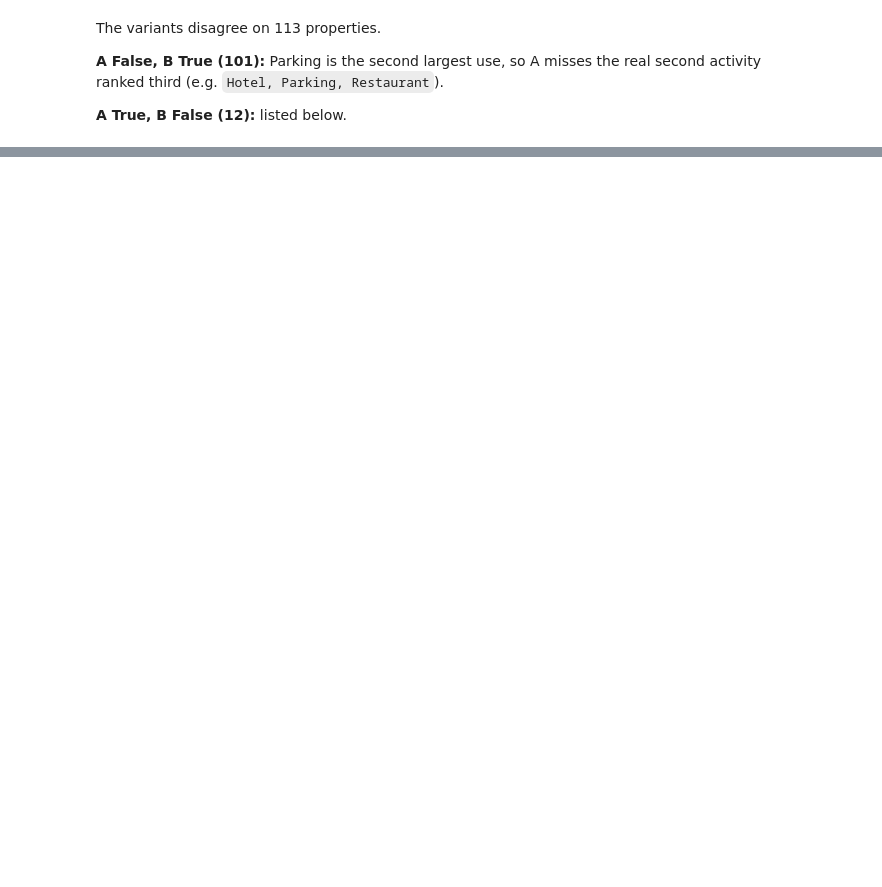
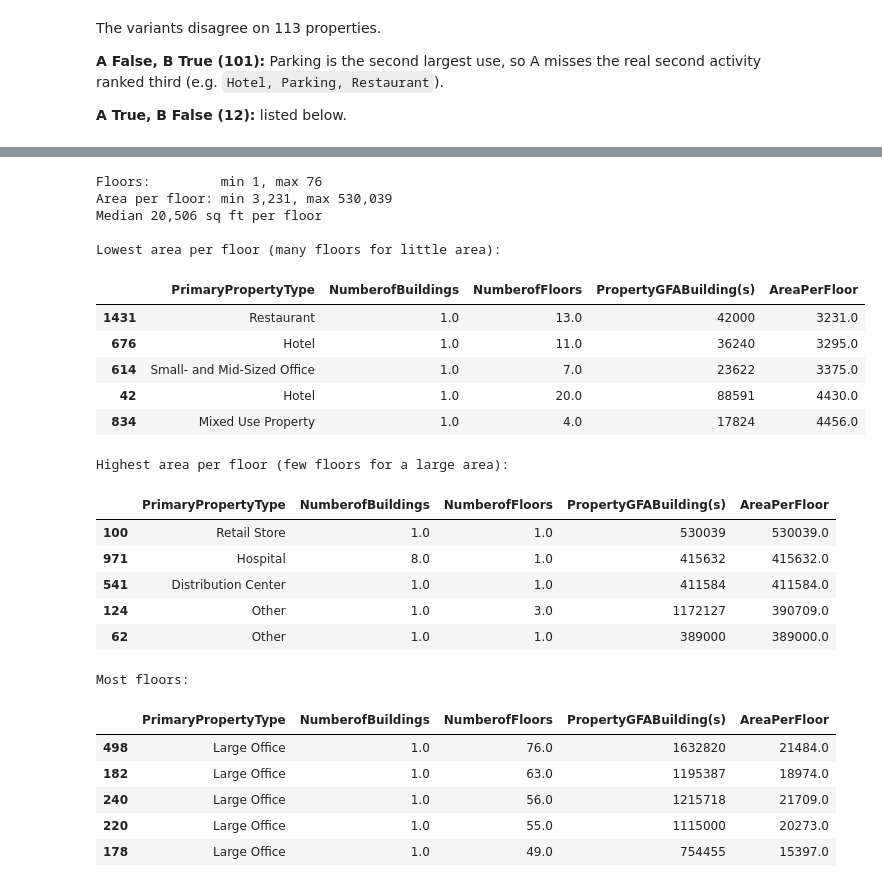
Before and after one commit to dapitch666/oc-p03-seattle-building-energy, a Jupyter notebook: notebooks/02_feature_engineering.ipynb, the cells around one changed output, grey strips where cells are left out. Drawn from its saved outputs; the diff is of its cells as text; code cells hidden in the pictures; blank space fills up the shorter version.

```diff
--- a/notebooks/02_feature_engineering.ipynb
+++ b/notebooks/02_feature_engineering.ipynb
@@ -306,0 +435,52 @@ fixed, business-justified bounds (e.g. successive energy codes), at least a few
+# %%
+area_per_floor = b / floors
+columns = [
+    "PrimaryPropertyType",
+    "NumberofBuildings",
+    "NumberofFloors",
+    "PropertyGFABuilding(s)",
+]
+extremes = (
+    df[columns]
+    .assign(AreaPerFloor=area_per_floor.round(0))
+    .dropna(subset=["AreaPerFloor"])
+)
+
+print(f"Floors:         min {floors.min():.0f}, max {floors.max():.0f}")
+print(
+    f"Area per floor: min {area_per_floor.min():,.0f}, max {area_per_floor.max():,.0f}"
+)
+print(f"Median {area_per_floor.median():,.0f} sq ft per floor")
+
+print("\nLowest area per floor (many floors for little area):")
+display(extremes.nsmallest(5, "AreaPerFloor"))
+print("Highest area per floor (few floors for a large area):")
+display(extremes.nlargest(5, "AreaPerFloor"))
+print("Most floors:")
+display(extremes.nlargest(5, "NumberofFloors"))
+# %% [output]
+Floors:         min 1, max 76
+Area per floor: min 3,231, max 530,039
+Median 20,506 sq ft per floor
+
+Lowest area per floor (many floors for little area):
+|  | PrimaryPropertyType | NumberofBuildings | NumberofFloors | PropertyGFABuilding(s) | AreaPerFloor |
+| 1431 | Restaurant | 1.0 | 13.0 | 42000 | 3231.0 |
+| 676 | Hotel | 1.0 | 11.0 | 36240 | 3295.0 |
+| 614 | Small- and Mid-Sized Office | 1.0 | 7.0 | 23622 | 3375.0 |
+| 42 | Hotel | 1.0 | 20.0 | 88591 | 4430.0 |
+| 834 | Mixed Use Property | 1.0 | 4.0 | 17824 | 4456.0 |
+Highest area per floor (few floors for a large area):
+|  | PrimaryPropertyType | NumberofBuildings | NumberofFloors | PropertyGFABuilding(s) | AreaPerFloor |
+| 100 | Retail Store | 1.0 | 1.0 | 530039 | 530039.0 |
+| 971 | Hospital | 8.0 | 1.0 | 415632 | 415632.0 |
+| 541 | Distribution Center | 1.0 | 1.0 | 411584 | 411584.0 |
+| 124 | Other | 1.0 | 3.0 | 1172127 | 390709.0 |
+| 62 | Other | 1.0 | 1.0 | 389000 | 389000.0 |
+Most floors:
+|  | PrimaryPropertyType | NumberofBuildings | NumberofFloors | PropertyGFABuilding(s) | AreaPerFloor |
+| 498 | Large Office | 1.0 | 76.0 | 1632820 | 21484.0 |
+| 182 | Large Office | 1.0 | 63.0 | 1195387 | 18974.0 |
+| 240 | Large Office | 1.0 | 56.0 | 1215718 | 21709.0 |
+| 220 | Large Office | 1.0 | 55.0 | 1115000 | 20273.0 |
+| 178 | Large Office | 1.0 | 49.0 | 754455 | 15397.0 |
```
Also changed, not shown: parts of 33 cells of this notebook.
